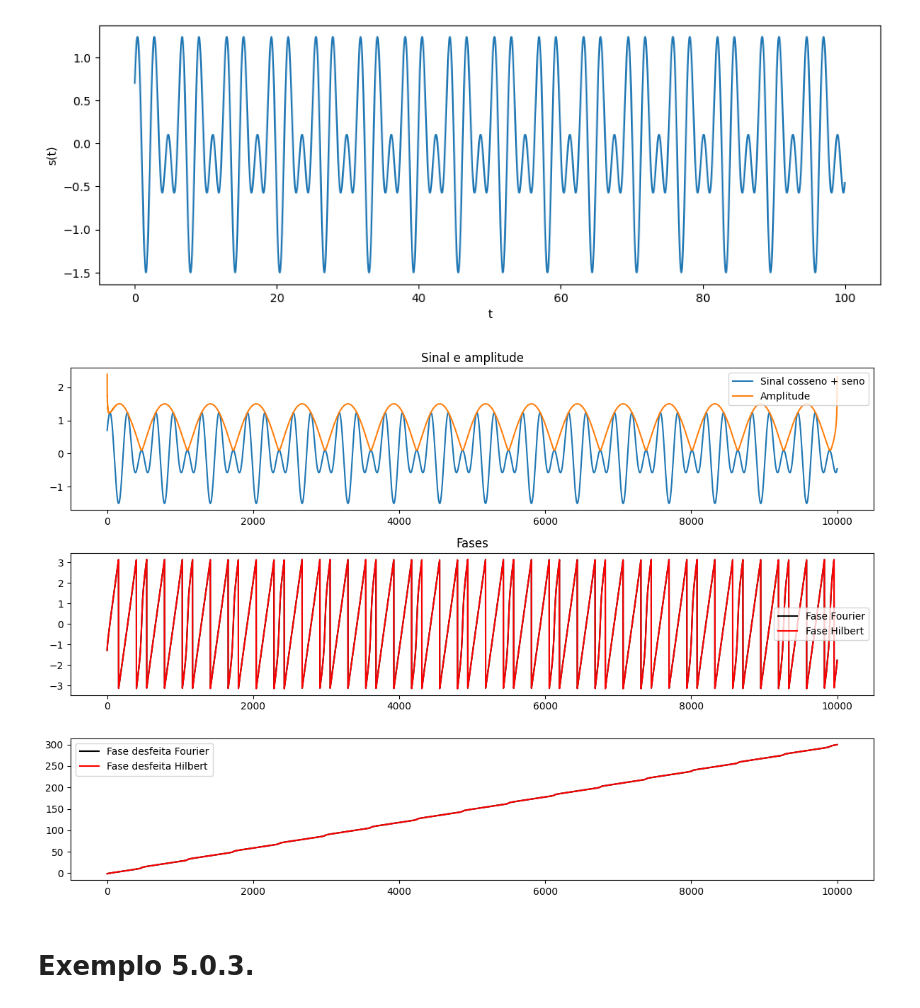
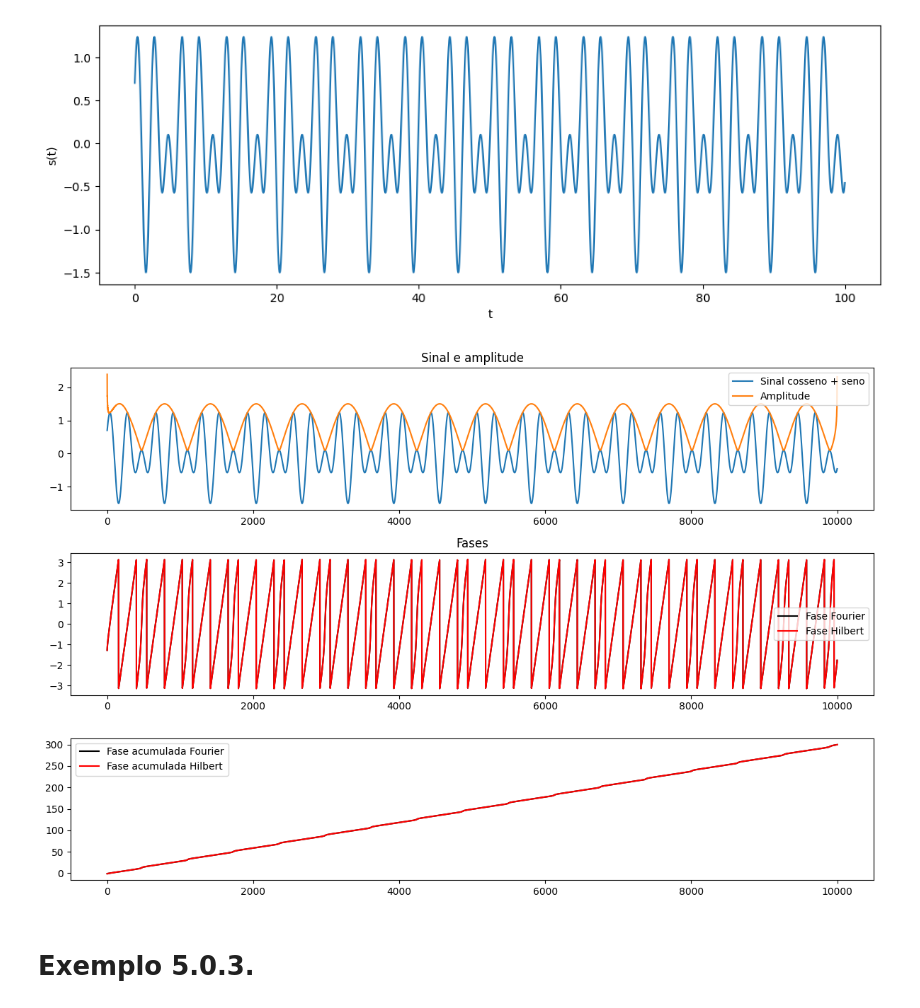
Before and after one commit to vidomirana/Analise-Sincronia-SeriesTemporais-Soja, a Jupyter notebook: Processamento_Sinais.ipynb, the cells around one changed output. Saved outputs shown, nothing was run; the diff lists cells and outputs as text; code cells hidden in the pictures.

```diff
--- a/Processamento_Sinais.ipynb
+++ b/Processamento_Sinais.ipynb
@@ -118,26 +119,26 @@ unwrapped_phase_hilbert = np.unwrap(fase_hilbert)
 # %%
 fig, ax = plt.subplots(3,1, figsize=(12,8))
 
 ax[0].plot(s, label='Sinal cosseno + seno')
 #ax[0].plot(sinal_hilbert, label='Sinal Hilbert', color='red')
 ax[0].plot(10000*amp, label='Amplitude')
 ax[0].legend(loc='upper right')
 ax[0].set_title('Sinal e amplitude')
 
 ax[1].plot(fase, color='black', label='Fase Fourier')
 ax[1].plot(fase_hilbert, color='red', label='Fase Hilbert')
 ax[1].set_title('Fases')
 ax[1].legend()
 
-ax[2].plot(unwrapped_phase, color='black', label='Fase desfeita Fourier')
-ax[2].plot(unwrapped_phase_hilbert, color='red', label='Fase desfeita Hilbert')
+ax[2].plot(unwrapped_phase, color='black', label='Fase acumulada Fourier')
+ax[2].plot(unwrapped_phase_hilbert, color='red', label='Fase acumulada Hilbert')
 ax[2].legend()
 
 plt.tight_layout()
 
 #se sobrepoem graficamente mas há uma leve diferença nos valores
 # %% [output]
-[figure, old version]
+[figure, new version]
 # %% [markdown]
 # Exemplo 5.0.3.
 # %%
```
Also changed, not shown: parts of 4 cells of this notebook.
